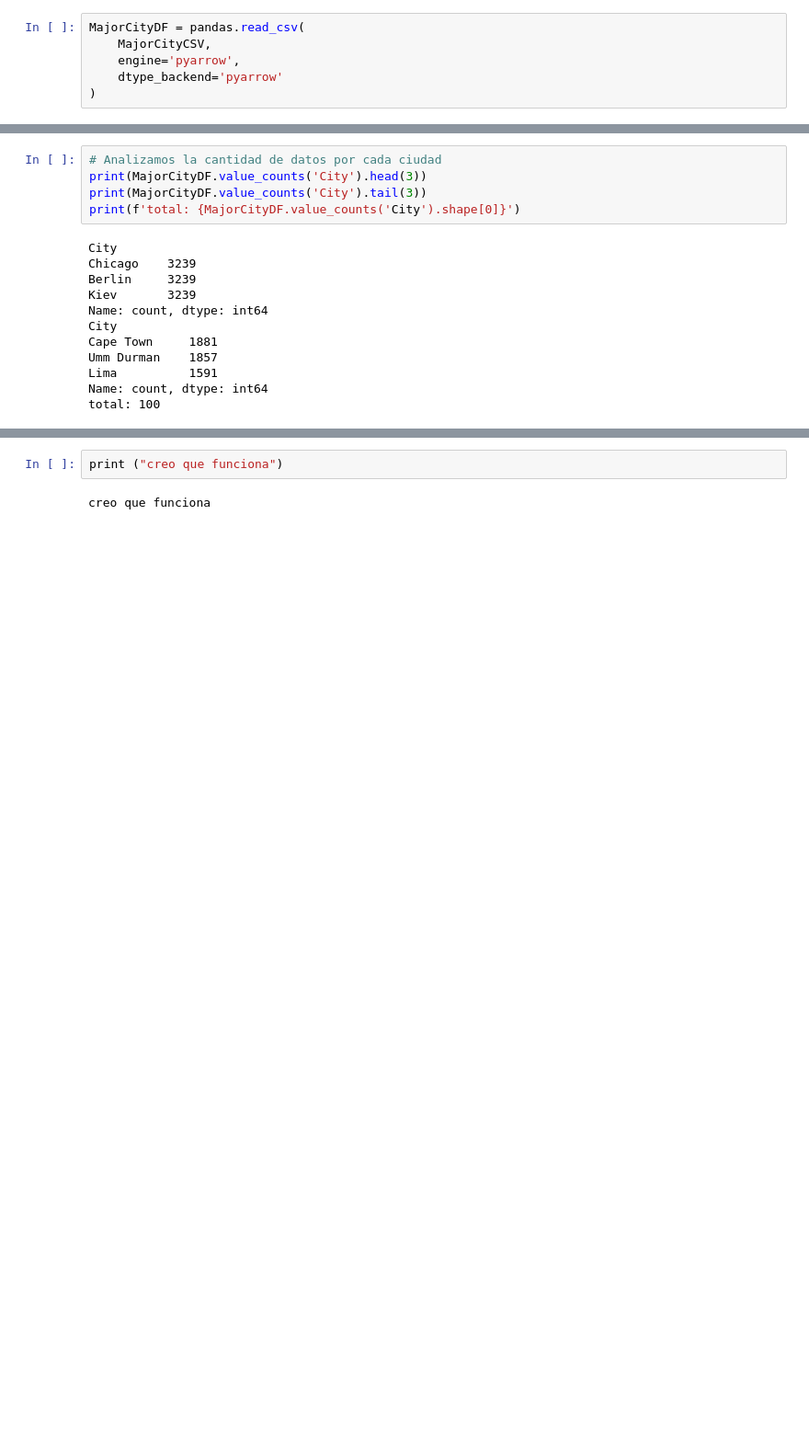
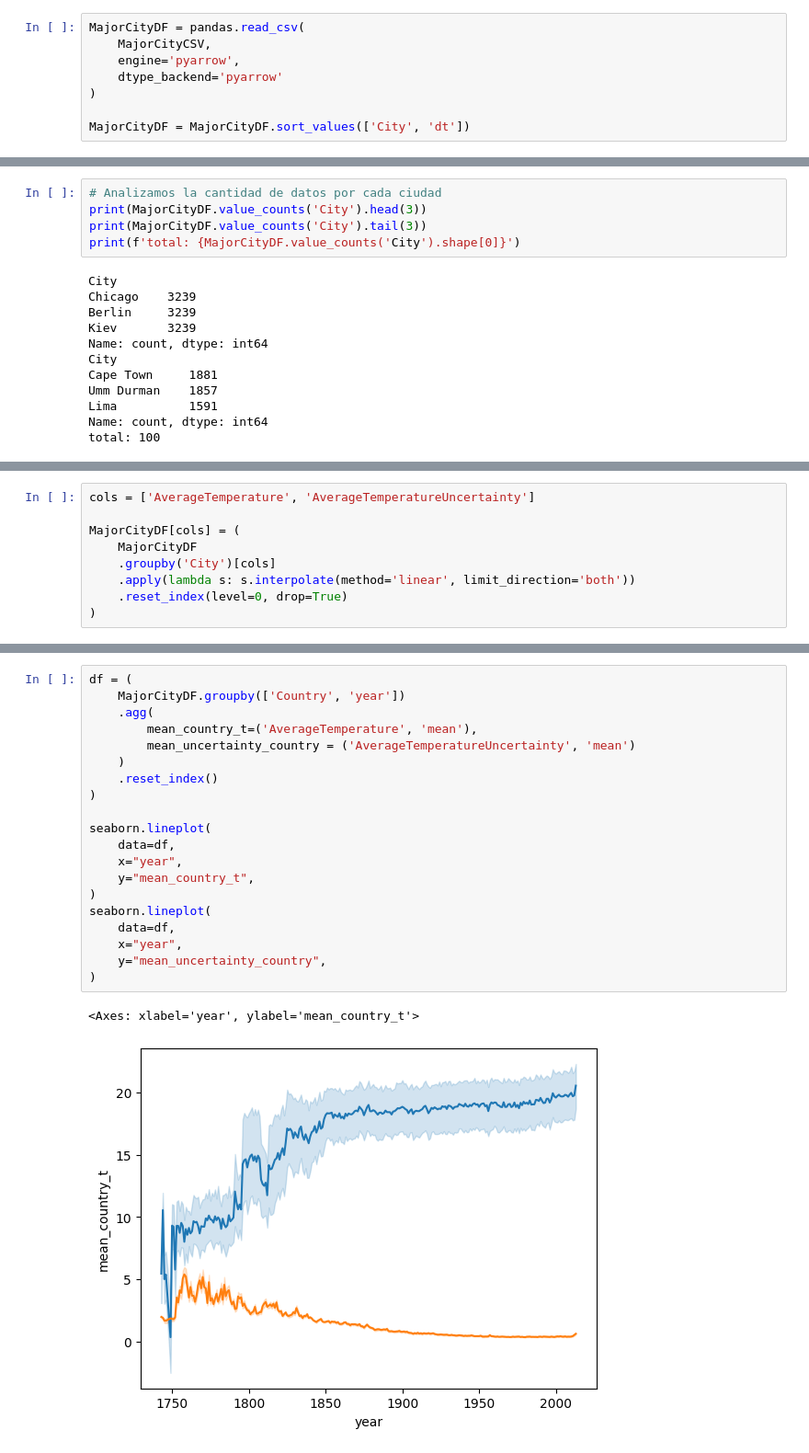
Before and after one commit to Axoluther/astronomia, a Jupyter notebook: tarea3/tarea_3_aaron_vargas.ipynb, the cells around one changed output, grey strips where cells are left out. Shown at 92% size. Saved outputs shown, nothing was run; the diff lists cells and outputs as text; blank space fills up the shorter version.

```diff
--- a/tarea3/tarea_3_aaron_vargas.ipynb
+++ b/tarea3/tarea_3_aaron_vargas.ipynb
@@ -9,6 +10,8 @@ MajorCityDF = pandas.read_csv(
     engine='pyarrow',
     dtype_backend='pyarrow'
 )
+
+MajorCityDF = MajorCityDF.sort_values(['City', 'dt'])
 # %%
 # se crea esta columna para obtener un valor promedio por año de las temperaturas
 MajorCityDF['year'] = MajorCityDF.dt.dt.year
@@ -99,3 +93,12 @@ seaborn.lineplot(
+# %%
+cols = ['AverageTemperature', 'AverageTemperatureUncertainty']
+
+MajorCityDF[cols] = (
+    MajorCityDF
+    .groupby('City')[cols]
+    .apply(lambda s: s.interpolate(method='linear', limit_direction='both'))
+    .reset_index(level=0, drop=True)
+)
 # %%
 seaborn.lineplot(
     data = MajorCityDF,
@@ -108,4 +111,23 @@ seaborn.lineplot(
-# %%
-print ("creo que funciona")
-# %% [output]
-creo que funciona
+# %%
+df = (
+    MajorCityDF.groupby(['Country', 'year'])
+    .agg(
+        mean_country_t=('AverageTemperature', 'mean'),
+        mean_uncertainty_country = ('AverageTemperatureUncertainty', 'mean')
+    )
+    .reset_index()
+)
+
+seaborn.lineplot(
+    data=df,
+    x="year",
+    y="mean_country_t",
+)
+seaborn.lineplot(
+    data=df,
+    x="year",
+    y="mean_uncertainty_country",
+)
+# %% [output]
+<Axes: xlabel='year', ylabel='mean_country_t'>
+[figure, added]
```
Also changed, not shown: parts of 5 cells of this notebook.
